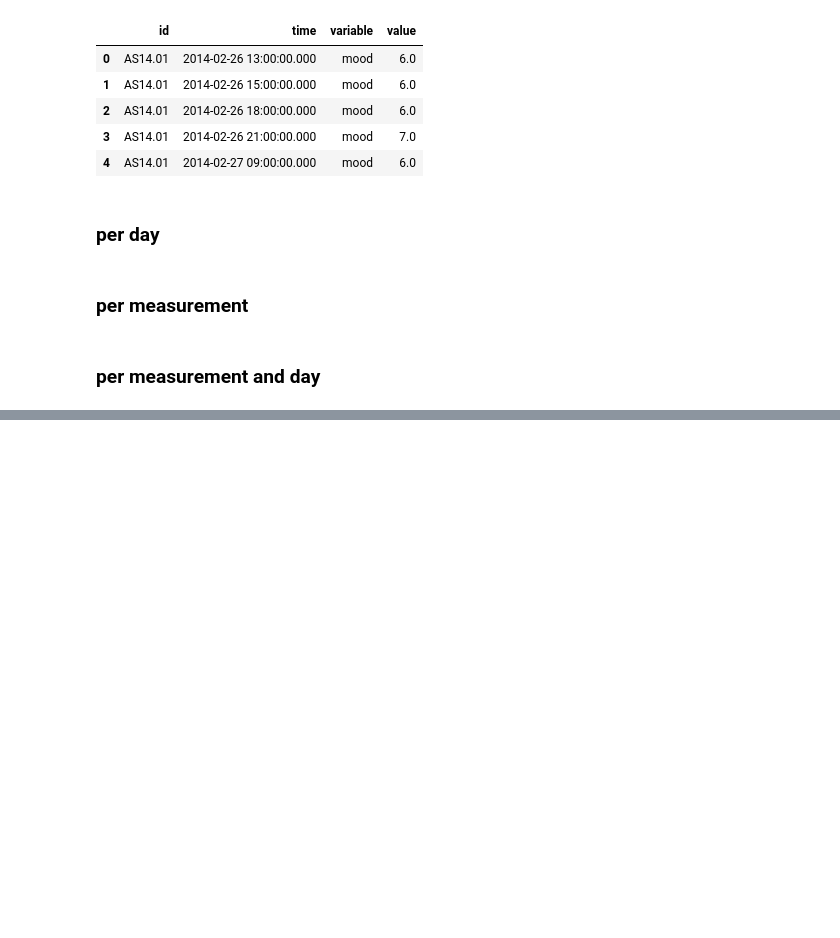
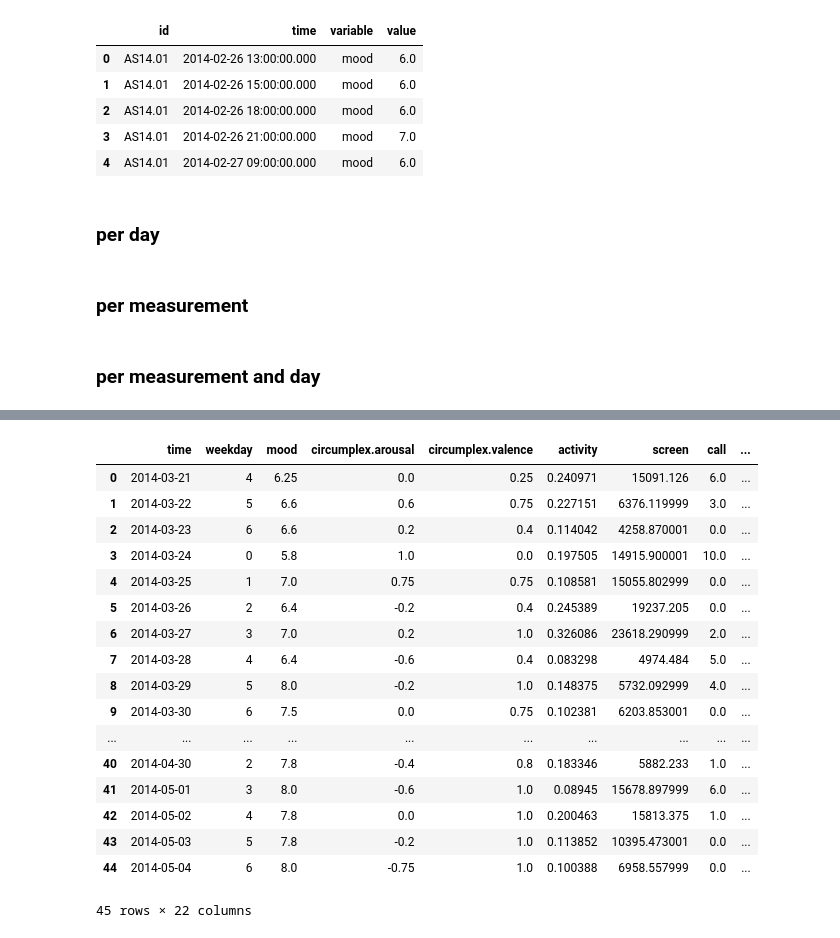
Before and after one commit to PaulHosek/DataMining, a Jupyter notebook: read_mood_data.ipynb, the cells around one changed output, grey strips where cells are left out. Saved outputs shown, nothing was run; the diff lists cells and outputs as text; code cells hidden in the pictures; blank space fills up the shorter version.

```diff
--- a/read_mood_data.ipynb
+++ b/read_mood_data.ipynb
@@ -97,7 +97,7 @@ def aggregate_individual_data_per_reading(raw=pd.DataFrame, to_average=None ):
        'activity', 'screen', 'call', 'sms', 'appCat.builtin',
        'appCat.communication', 'appCat.entertainment', 'appCat.finance',
        'appCat.game', 'appCat.office', 'appCat.other', 'appCat.social',
-       'appCat.travel', 'appCat.unknown', 'appCat.utilities', 'appCat.weather']
+       'appCat.travel', 'appCat.unknown', 'appCat.utilities', 'appCat.weather', 'sleep']
     processed = pd.DataFrame(columns = vars)
 
     measure_times = raw['time'].loc[raw['variable'] == 'mood']
@@ -111,7 +111,7 @@ def aggregate_individual_data_per_reading(raw=pd.DataFrame, to_average=None ):
         rows = (measure_times[i] < raw['time']) & (raw['time'] <= measure_times[i+1])
 
         # loop over variables
-        for col in vars[1:-1]:
+        for col in vars[1:-2]:
 
             # average values of given specified variables
             if col in to_average:
@@ -122,6 +122,18 @@ def aggregate_individual_data_per_reading(raw=pd.DataFrame, to_average=None ):
             # sum values for the other variables
             else:
                 processed.loc[i, col] = raw.loc[rows & (raw['variable'] == col)].value.abs().sum()
+
+    hours = dt.time(12)
+    processed['time'] = pd.to_datetime(processed.loc[:,'time'])
+
+    # add column for sleep / rest time
+    for i, day in enumerate(processed['time'].dt.date.unique()):
+
+        day_before = day - dt.timedelta(1)
+
+        processed['sleep'].loc[processed['time'].dt.date == day] \
+            = raw['time'].loc[(raw['time'] > dt.datetime.combine(day_before, hours)) & (raw['time'] < dt.datetime.combine(day, hours))] \
+            .diff().max().total_seconds() / 3600
 
     # sort the df according to date
     processed['time'] = pd.to_datetime(processed.loc[:,'time'])
@@ -135,9 +147,9 @@ def aggregate_individual_data_per_reading(raw=pd.DataFrame, to_average=None ):
 
     # check that screen time does not exceed the time intervalls
     for i in range(1,len(processed)):
-        dt = processed['time'].loc[i] - processed['time'].loc[i-1]
-        dt = dt.seconds
-        if  dt < processed['screen'].loc[i]:
+        Dt = processed['time'].loc[i] - processed['time'].loc[i-1]
+        Dt = Dt.seconds
+        if  Dt < processed['screen'].loc[i]:
             processed.iloc[i, 5:-1] = np.nan
 
     processed.insert(1, 'weekday', processed['time'].dt.weekday)
@@ -176,10 +188,11 @@ def aggregate_per_day_from_measurement(raw=pd.DataFrame, to_average=None ):
     for i, day in enumerate(raw['time'].unique()):
         processed.loc[i, 'time'] = day
         processed.loc[i, 'weekday'] = day.weekday()
+        processed.loc[i, 'sleep'] = raw['sleep'].loc[raw['time'] == day].unique()[0]
         row = (raw['time'] == day)
 
         # loop over variables
-        for col in vars[2:-1]:
+        for col in vars[2:-2]:
 
             # average values of given specified variables
             if col in to_average:
@@ -269,0 +301,21 @@ for i in tqdm(ids):
+# %%
+processed_dfs_day[0]
+# %% [output]
+|  | time | weekday | mood | circumplex.arousal | circumplex.valence | activity | screen | call | ... |
+| 0 | 2014-03-21 | 4 | 6.25 | 0.0 | 0.25 | 0.240971 | 15091.126 | 6.0 | ... |
+| 1 | 2014-03-22 | 5 | 6.6 | 0.6 | 0.75 | 0.227151 | 6376.119999 | 3.0 | ... |
+| 2 | 2014-03-23 | 6 | 6.6 | 0.2 | 0.4 | 0.114042 | 4258.870001 | 0.0 | ... |
+| 3 | 2014-03-24 | 0 | 5.8 | 1.0 | 0.0 | 0.197505 | 14915.900001 | 10.0 | ... |
+| 4 | 2014-03-25 | 1 | 7.0 | 0.75 | 0.75 | 0.108581 | 15055.802999 | 0.0 | ... |
+| 5 | 2014-03-26 | 2 | 6.4 | -0.2 | 0.4 | 0.245389 | 19237.205 | 0.0 | ... |
+| 6 | 2014-03-27 | 3 | 7.0 | 0.2 | 1.0 | 0.326086 | 23618.290999 | 2.0 | ... |
+| 7 | 2014-03-28 | 4 | 6.4 | -0.6 | 0.4 | 0.083298 | 4974.484 | 5.0 | ... |
+| 8 | 2014-03-29 | 5 | 8.0 | -0.2 | 1.0 | 0.148375 | 5732.092999 | 4.0 | ... |
+| 9 | 2014-03-30 | 6 | 7.5 | 0.0 | 0.75 | 0.102381 | 6203.853001 | 0.0 | ... |
+| ... | ... | ... | ... | ... | ... | ... | ... | ... | ... |
+| 40 | 2014-04-30 | 2 | 7.8 | -0.4 | 0.8 | 0.183346 | 5882.233 | 1.0 | ... |
+| 41 | 2014-05-01 | 3 | 8.0 | -0.6 | 1.0 | 0.08945 | 15678.897999 | 6.0 | ... |
+| 42 | 2014-05-02 | 4 | 7.8 | 0.0 | 1.0 | 0.200463 | 15813.375 | 1.0 | ... |
+| 43 | 2014-05-03 | 5 | 7.8 | -0.2 | 1.0 | 0.113852 | 10395.473001 | 0.0 | ... |
+| 44 | 2014-05-04 | 6 | 8.0 | -0.75 | 1.0 | 0.100388 | 6958.557999 | 0.0 | ... |
+45 rows × 22 columns
```
Also changed, not shown: parts of 1 cell of this notebook, 56 other files.
